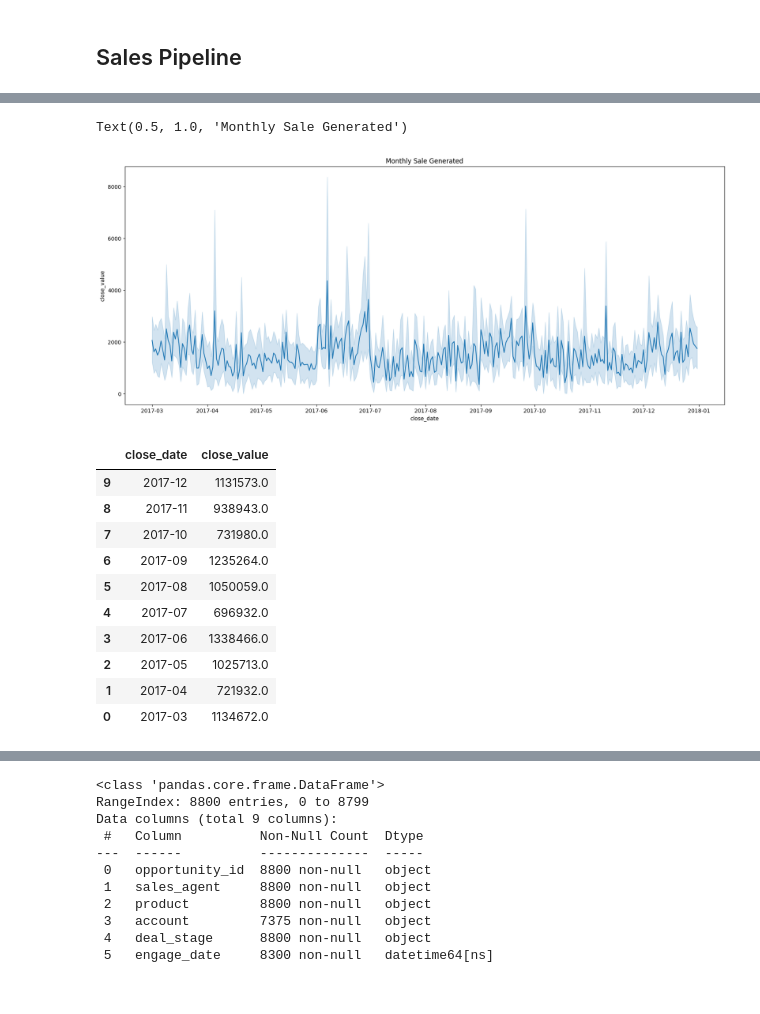
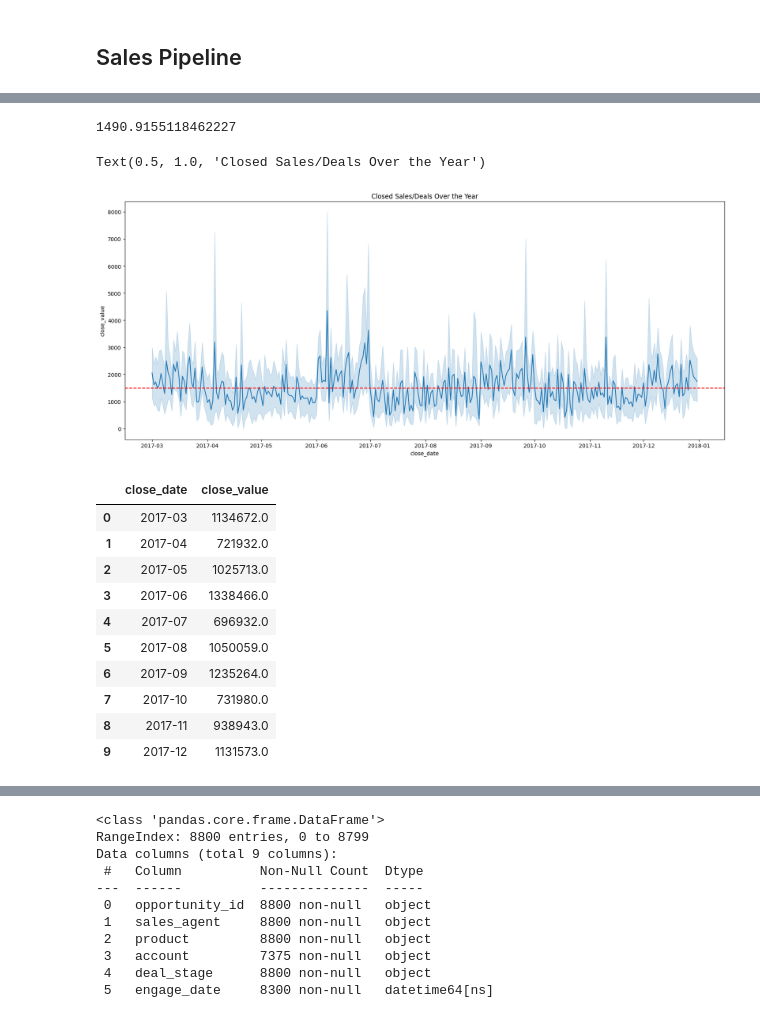
Before and after one commit to SuyogPatgave/Python_Codes-Projects, a Jupyter notebook: CRM_Project.ipynb, the cells around one changed output, grey strips where cells are left out. Cells and saved outputs as stored; diff of their text form; code cells hidden in the pictures.

```diff
--- a/CRM_Project.ipynb
+++ b/CRM_Project.ipynb
@@ -1096,11 +1096,16 @@ sales_pipe.head(10)
 | 9 | HAXMC4IX | James Ascencio | MG Advanced | NaN | Engaging | 2016-11-03 | NaT | NaN | ... |
 # %%
 plt.figure(figsize=(20,8))
+mean_monthly_close_value = sales_pipe['close_value'].mean()
+print(mean_monthly_close_value)
+
 ax=sns.lineplot(x='close_date', y='close_value', data=sales_pipe)
-ax.set_title("Monthly Sale Generated")
+plt.axhline(y=mean_monthly_close_value, color='red', linestyle='--', label=mean_monthly_close_value)
+ax.set_title("Closed Sales/Deals Over the Year")
 # %% [output]
-Text(0.5, 1.0, 'Monthly Sale Generated')
+1490.9155118462227
+Text(0.5, 1.0, 'Closed Sales/Deals Over the Year')
-[figure, old version]
+[figure, new version]
 # %%
 # Total Monthly Sales Generated
 
@@ -1109,18 +1114,18 @@ sales_pipe['close_date'] = sales_pipe['close_date'].dt.to_period('M').astype(str
 sales_pipe['engage_date'] = pd.to_datetime(sales_pipe['engage_date'])
 
 monthly_sales = sales_pipe.groupby('close_date', as_index=False)['close_value'].sum()
-monthly_sales = monthly_sales.sort_values(by='close_date', ascending=False)
+monthly_sales = monthly_sales.sort_values(by='close_date', ascending=True)
 monthly_sales = monthly_sales[monthly_sales['close_date']!= 'NaT']
 monthly_sales
 # %% [output]
 |  | close_date | close_value |
+| 0 | 2017-03 | 1134672.0 |
+| 1 | 2017-04 | 721932.0 |
+| 2 | 2017-05 | 1025713.0 |
+| 3 | 2017-06 | 1338466.0 |
+| 4 | 2017-07 | 696932.0 |
+| 5 | 2017-08 | 1050059.0 |
+| 6 | 2017-09 | 1235264.0 |
+| 7 | 2017-10 | 731980.0 |
+| 8 | 2017-11 | 938943.0 |
 | 9 | 2017-12 | 1131573.0 |
-| 8 | 2017-11 | 938943.0 |
-| 7 | 2017-10 | 731980.0 |
-| 6 | 2017-09 | 1235264.0 |
-| 5 | 2017-08 | 1050059.0 |
-| 4 | 2017-07 | 696932.0 |
-| 3 | 2017-06 | 1338466.0 |
-| 2 | 2017-05 | 1025713.0 |
-| 1 | 2017-04 | 721932.0 |
-| 0 | 2017-03 | 1134672.0 |
```
Also changed, not shown: parts of 3 cells of this notebook.
